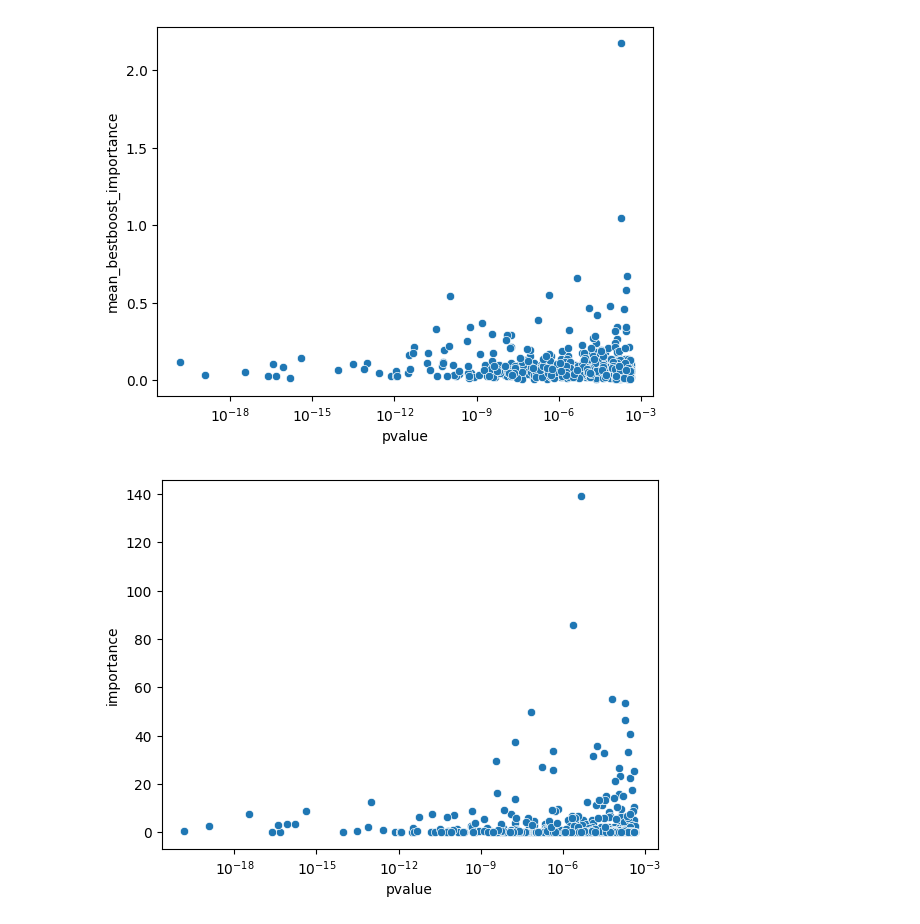
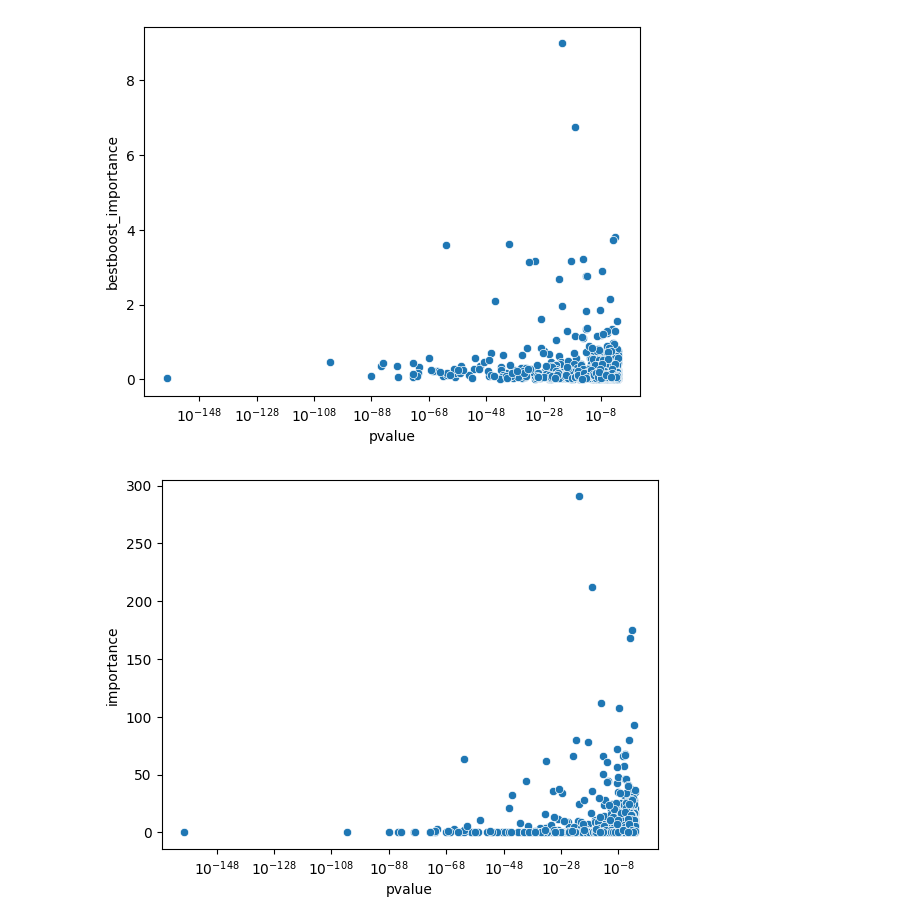
Before and after one commit to ANazaret/causalbench, a Jupyter notebook: notebooks/Importances analysis.ipynb, the cells around one changed output. Cells and saved outputs as stored; diff of their text form; code cells hidden in the pictures.

```diff
--- a/notebooks/Importances analysis.ipynb
+++ b/notebooks/Importances analysis.ipynb
@@ -10,7 +10,7 @@ import scipy
 import matplotlib.pyplot as plt
 import seaborn as sns
 # %%
-importances_df = pd.read_csv("../output/bestboost-importances-347.csv", index_col=0, header=0)
+importances_df = pd.read_csv("../output/bestboost-importances-87.csv", index_col=0, header=0)
 # %%
 importances_df
 # %% [output]
@@ -53,5 +53,14 @@ for target in importances_df["target"].unique():
+# %%
+min_dfs = []
+for target in importances_df["target"].unique():
+    target_df = importances_df[importances_df["target"] == target]
+    min_df = pd.DataFrame(target_df.values[:, :-2].min(axis=0).T, columns=["min"])
+#     sns.histplot(data=min_df, x="min", bins=20)
+    min_dfs.append(min_df)
+full_min_df = pd.concat(min_dfs, axis=0)
+sns.histplot(data=full_min_df, x="min", bins=20)
 # %%
 # check alignment with GRNboost importances
-grn_df = pd.read_csv("../output/grn-288.csv", index_col=0, header=0)
+grn_df = pd.read_csv("../output/betterboost-87.csv", index_col=0, header=0)
 grn_df
 # %% [output]
@@ -158,10 +132,10 @@ bb_intersection_df
 # %%
-sns.scatterplot(bb_intersection_df, x="pvalue", y="bestboost_importance")
+sns.scatterplot(intersection_df, x="pvalue", y="bestboost_importance")
 plt.xscale('log')
 # %% [output]
-[figure, old version]
+[figure, new version]
 # %%
-sns.scatterplot(bb_intersection_df, x="pvalue", y="importance")
+sns.scatterplot(intersection_df, x="pvalue", y="importance")
 plt.xscale('log')
 # %% [output]
-[figure, old version]
+[figure, new version]
```
Also changed, not shown: parts of 10 cells of this notebook, 2 other files.
